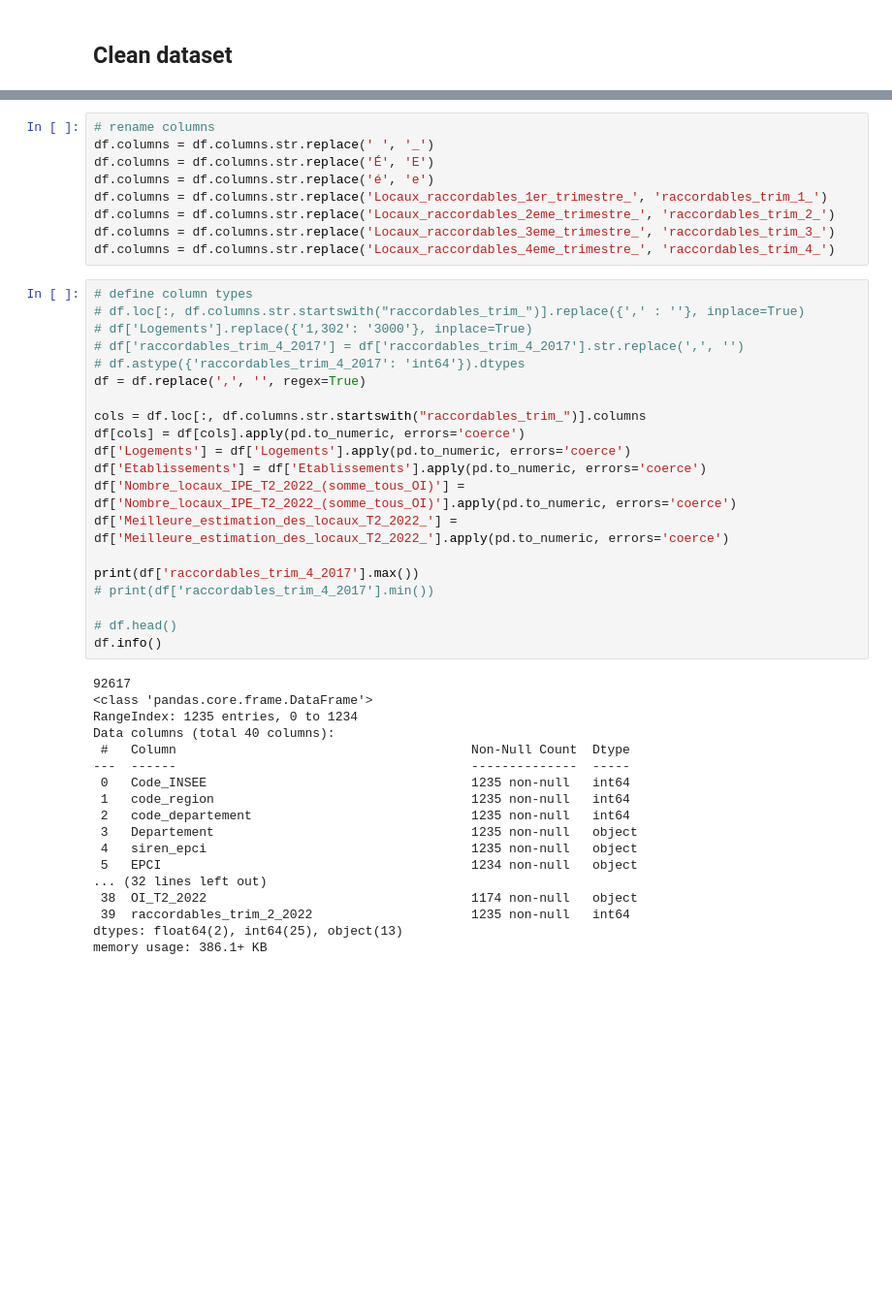
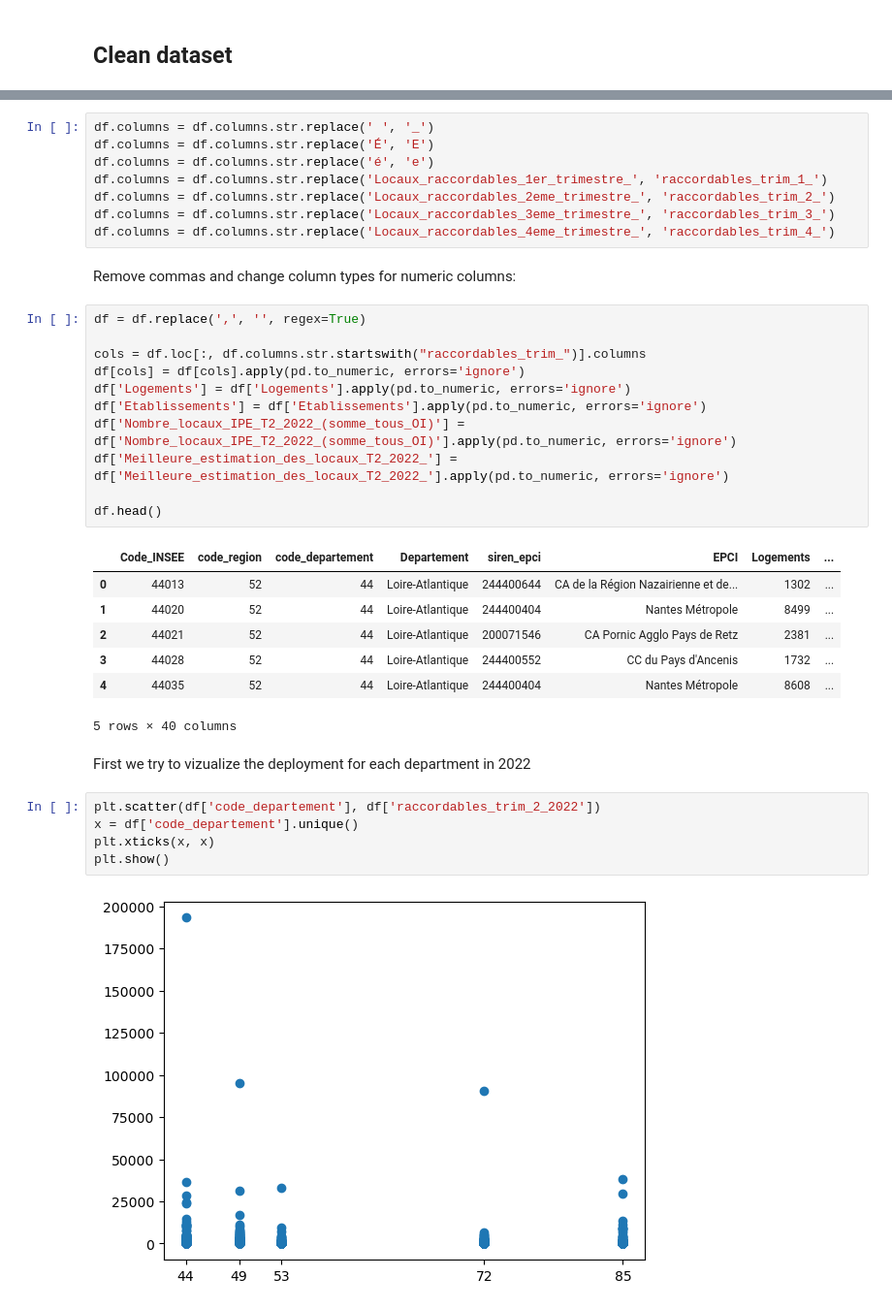
Before and after one commit to eteillet/data-exploration_optical_fiber-in-Pays-de-la-Loire, a Jupyter notebook: analysis.ipynb, the cells around one changed output, grey strips where cells are left out. Shown at 97% size. Saved outputs shown, nothing was run; the diff lists cells and outputs as text; blank space fills up the shorter version.

Commit message:
first observations

```diff
--- a/analysis.ipynb
+++ b/analysis.ipynb
@@ -45,5 +47,4 @@ memory usage: 386.1+ KB
 # %%
-# rename columns
 df.columns = df.columns.str.replace(' ', '_')
 df.columns = df.columns.str.replace('É', 'E')
 df.columns = df.columns.str.replace('é', 'e')
@@ -51,41 +52,33 @@ df.columns = df.columns.str.replace('Locaux_raccordables_1er_trimestre_', 'racco
 df.columns = df.columns.str.replace('Locaux_raccordables_2eme_trimestre_', 'raccordables_trim_2_')
 df.columns = df.columns.str.replace('Locaux_raccordables_3eme_trimestre_', 'raccordables_trim_3_')
 df.columns = df.columns.str.replace('Locaux_raccordables_4eme_trimestre_', 'raccordables_trim_4_')
+# %% [markdown]
+Remove commas and change column types for numeric columns:
 # %%
-# define column types
-# df.loc[:, df.columns.str.startswith("raccordables_trim_")].replace({',' : ''}, inplace=True)
-# df['Logements'].replace({'1,302': '3000'}, inplace=True)
-# df['raccordables_trim_4_2017'] = df['raccordables_trim_4_2017'].str.replace(',', '')
-# df.astype({'raccordables_trim_4_2017': 'int64'}).dtypes
 df = df.replace(',', '', regex=True)
 
 cols = df.loc[:, df.columns.str.startswith("raccordables_trim_")].columns
-df[cols] = df[cols].apply(pd.to_numeric, errors='coerce')
-df['Logements'] = df['Logements'].apply(pd.to_numeric, errors='coerce')
-df['Etablissements'] = df['Etablissements'].apply(pd.to_numeric, errors='coerce')
-df['Nombre_locaux_IPE_T2_2022_(somme_tous_OI)'] = df['Nombre_locaux_IPE_T2_2022_(somme_tous_OI)'].apply(pd.to_numeric, errors='coerce')
-df['Meilleure_estimation_des_locaux_T2_2022_'] = df['Meilleure_estimation_des_locaux_T2_2022_'].apply(pd.to_numeric, errors='coerce')
+df[cols] = df[cols].apply(pd.to_numeric, errors='ignore')
+df['Logements'] = df['Logements'].apply(pd.to_numeric, errors='ignore')
+df['Etablissements'] = df['Etablissements'].apply(pd.to_numeric, errors='ignore')
+df['Nombre_locaux_IPE_T2_2022_(somme_tous_OI)'] = df['Nombre_locaux_IPE_T2_2022_(somme_tous_OI)'].apply(pd.to_numeric, errors='ignore')
+df['Meilleure_estimation_des_locaux_T2_2022_'] = df['Meilleure_estimation_des_locaux_T2_2022_'].apply(pd.to_numeric, errors='ignore')
 
-print(df['raccordables_trim_4_2017'].max())
-# print(df['raccordables_trim_4_2017'].min())
-
-# df.head()
-df.info()
+df.head()
 # %% [output]
+|  | Code_INSEE | code_region | code_departement | Departement | siren_epci | EPCI | Logements | ... |
+| 0 | 44013 | 52 | 44 | Loire-Atlantique | 244400644 | CA de la Région Nazairienne et de... | 1302 | ... |
+| 1 | 44020 | 52 | 44 | Loire-Atlantique | 244400404 | Nantes Métropole | 8499 | ... |
+| 2 | 44021 | 52 | 44 | Loire-Atlantique | 200071546 | CA Pornic Agglo Pays de Retz | 2381 | ... |
+| 3 | 44028 | 52 | 44 | Loire-Atlantique | 244400552 | CC du Pays d'Ancenis | 1732 | ... |
+| 4 | 44035 | 52 | 44 | Loire-Atlantique | 244400404 | Nantes Métropole | 8608 | ... |
-92617
-<class 'pandas.core.frame.DataFrame'>
-RangeIndex: 1235 entries, 0 to 1234
-Data columns (total 40 columns):
- #   Column                                       Non-Null Count  Dtype
----  ------                                       --------------  -----
- 0   Code_INSEE                                   1235 non-null   int64
- 1   code_region                                  1235 non-null   int64
- 2   code_departement                             1235 non-null   int64
- 3   Departement                                  1235 non-null   object
- 4   siren_epci                                   1235 non-null   object
- 5   EPCI                                         1234 non-null   object
-... (32 lines left out)
- 38  OI_T2_2022                                   1174 non-null   object
- 39  raccordables_trim_2_2022                     1235 non-null   int64
-dtypes: float64(2), int64(25), object(13)
-memory usage: 386.1+ KB
+5 rows × 40 columns
+# %% [markdown]
+First we try to vizualize the deployment for each department in 2022
+# %%
+plt.scatter(df['code_departement'], df['raccordables_trim_2_2022'])
+x = df['code_departement'].unique()
+plt.xticks(x, x)
+plt.show()
+# %% [output]
+[figure, added]
```
Also changed, not shown: parts of 11 cells of this notebook.
